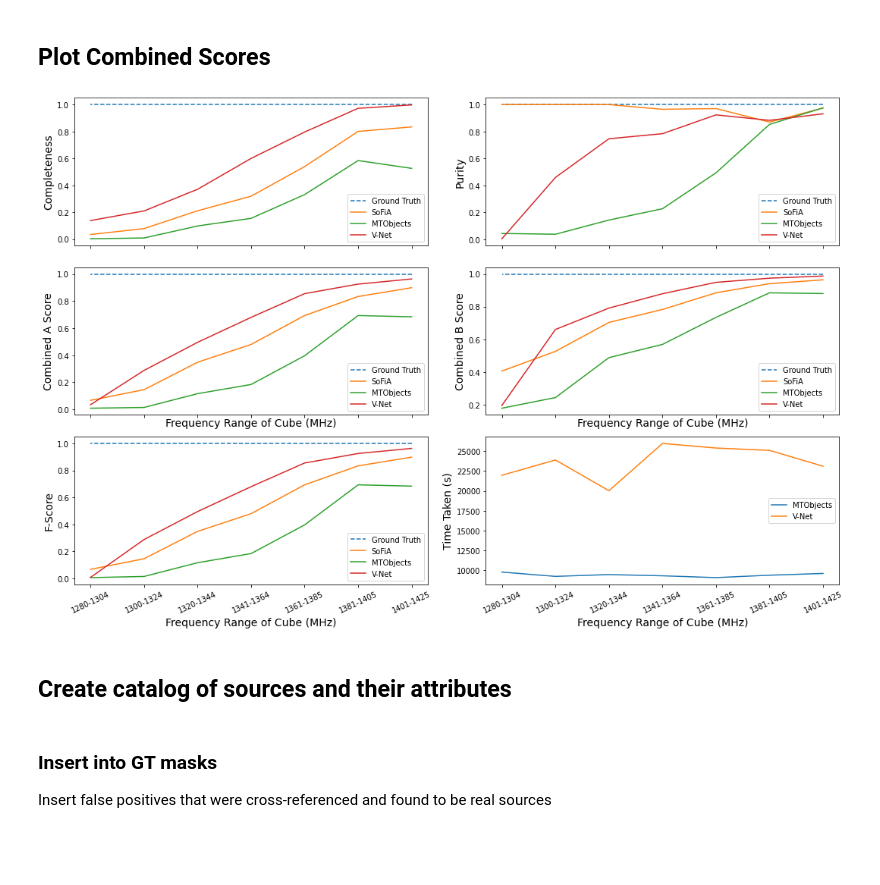
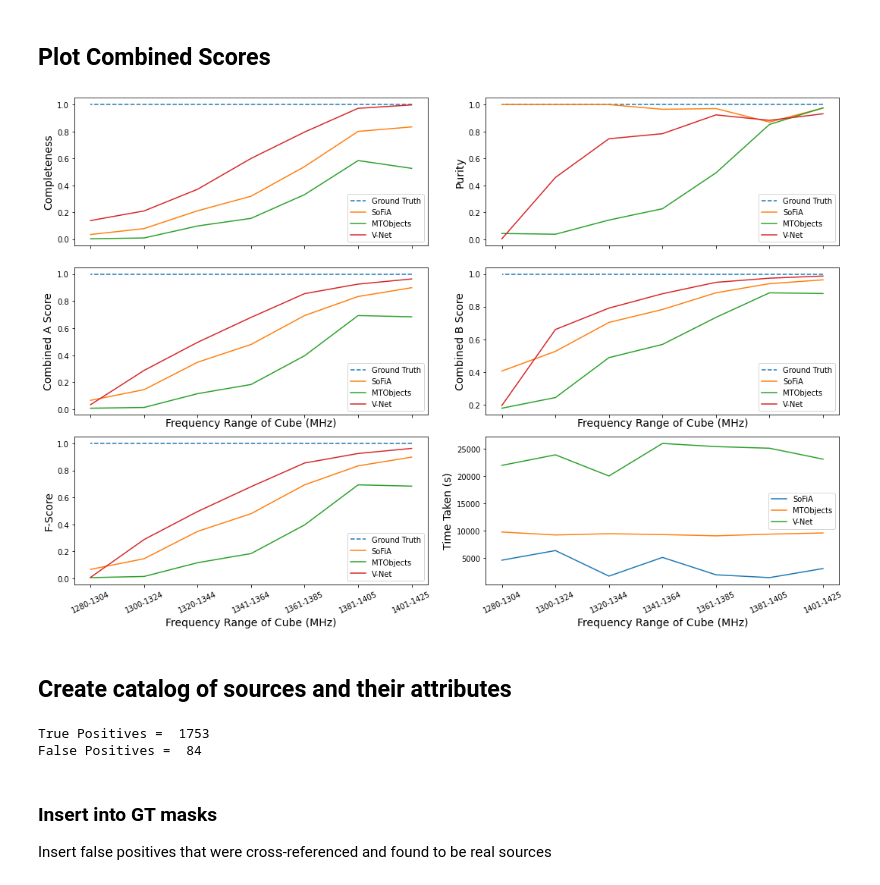
Before and after one commit to Jbarkai/HISourceFinder, a Jupyter notebook: notebooks/Inference.ipynb, the cells around one changed output. Drawn from its saved outputs; the diff is of its cells as text; code cells hidden in the pictures; blank space fills up the shorter version.

```diff
--- a/notebooks/Inference.ipynb
+++ b/notebooks/Inference.ipynb
@@ -214,12 +222,26 @@ df.columns = df.columns.map(''.join)
+# %%
+vnet_df = pd.read_csv("../results/loud_VNET_eval.txt", header=None, names=["tp", "fp", "fn", "f_score", "um", "om", "area_score", "s", "k", "bg_mean", "combined_one", "combined_two", "file_name"])
+with open("../results/vnet_performance_saved_models_28052021_101114_loud_14.txt", "rb") as fp:
+    vnet_time = pickle.load(fp)
+vnet_time_df = pd.DataFrame([(freq_dict[i.split("/")[-1].replace("loud", "mask")][0], m) for i,m in vnet_time.items()], columns=['freq_1', 'time_taken'])
+vnet_df["freq_1"] = [freq_dict["mask_" + i + '.fits'][0]  for i in vnet_df.file_name]
+vnet_df.columns = vnet_df.columns.map(''.join)
+full_vnet_df = pd.merge(df[df.file_names.str.contains("1245")][['freq_1', 'freq_labels']], pd.merge(vnet_df, vnet_time_df))
+full_vnet_df['recall'] = full_vnet_df.tp / (full_vnet_df.tp + full_vnet_df.fn)
+full_vnet_df['precision'] = full_vnet_df.tp / (full_vnet_df.tp + full_vnet_df.fp)
 # %%
 with open("../results/loud_SOFIA_eval.txt", "rb") as fp:
     sofia_eval = pickle.load(fp)
+with open("../results/sofia_performance_loudInput.txt", "rb") as fp:
+    sofia_time = pickle.load(fp)
+sofia_time_df = pd.DataFrame([(freq_dict[i.split("/")[-1].replace("loud", "mask")][0], m) for i,m in sofia_time.items()], columns=['freq_1', 'time_taken'])
 sofia_dict = {}
 for i in [0, 2, 4, 6, 8, 10, 12]:
     sofia_dict.update({sofia_eval[i]: sofia_eval[i+1]})
 sofia_df = pd.DataFrame.from_dict(sofia_dict, orient='index', columns=[["tp", "fp", "fn", "f_score", "um", "om", "area_score", "s", "k", "bg_mean", "combined_one", "combined_two"]])
 sofia_df.columns = sofia_df.columns.map(''.join)
 sofia_df["freq_1"] = [freq_dict["mask_" + i + '.fits'][0]  for i in sofia_df.index]
-full_sofia_df = pd.merge(df[['freq_1', 'freq_labels']], sofia_df)
+full_sofia_df = pd.merge(pd.merge(df[['freq_1', 'freq_labels']], sofia_df), pd.merge(df[['freq_1', 'freq_labels']], sofia_time_df), on='freq_labels')
+
 full_sofia_df['recall'] = full_sofia_df.tp / (full_sofia_df.tp + full_sofia_df.fn)
 full_sofia_df['precision'] = full_sofia_df.tp / (full_sofia_df.tp + full_sofia_df.fp)
@@ -278,8 +250,8 @@ fig, (ax1, ax3, ax4) = plt.subplots(3, 2, figsize=(15,10), sharex=True)
 ax1[0].set_ylabel("Completeness", fontsize=14)
 # ax1[0].set_xticks(ticks=full_sofia_df.freq_1)
 # ax1[0].set_xticklabels(full_sofia_df.freq_labels, rotation=25)
-ax1[0].plot(full_sofia_df.freq_1, [1]*7, label="Ground Truth", linestyle="--")
-ax1[0].plot(full_sofia_df.freq_1, full_sofia_df.recall, label="SoFiA")
+ax1[0].plot(full_mto_df.freq_1, [1]*7, label="Ground Truth", linestyle="--")
+ax1[0].plot(full_mto_df.freq_1, full_sofia_df.recall, label="SoFiA")
 ax1[0].plot(full_mto_df.freq_1, full_mto_df.recall, label="MTObjects")
 ax1[0].plot(full_vnet_df.freq_1, full_vnet_df.recall, label="V-Net")
 ax1[0].tick_params(axis='y')
@@ -290,8 +262,8 @@ ax1[0].legend()
 ax1[1].set_ylabel("Purity", fontsize=14)
 # ax1[1].set_xticks(ticks=full_sofia_df.freq_1)
 # ax1[1].set_xticklabels(full_sofia_df.freq_labels, rotation=25)
-ax1[1].plot(full_sofia_df.freq_1, [1]*7, label="Ground Truth", linestyle="--")
-ax1[1].plot(full_sofia_df.freq_1, full_sofia_df.precision, label="SoFiA")
+ax1[1].plot(full_mto_df.freq_1, [1]*7, label="Ground Truth", linestyle="--")
+ax1[1].plot(full_mto_df.freq_1, full_sofia_df.precision, label="SoFiA")
 ax1[1].plot(full_mto_df.freq_1, full_mto_df.precision, label="MTObjects")
 ax1[1].plot(full_vnet_df.freq_1, full_vnet_df.precision, label="V-Net")
 ax1[1].tick_params(axis='y')
@@ -302,55 +274,55 @@ ax1[1].legend()
 
 # fig, (ax1, ax2) = plt.subplots(1, 2, figsize=(15,5))
 ax3[0].set_ylabel("Combined A Score", fontsize=14)
-ax3[0].set_xticks(ticks=full_sofia_df.freq_1)
-ax3[0].set_xticklabels(full_sofia_df.freq_labels, rotation=25)
-ax3[0].plot(full_sofia_df.freq_1, [1]*7, label="Ground Truth", linestyle="--")
-ax3[0].plot(full_sofia_df.freq_1, full_sofia_df.combined_one, label="SoFiA")
+ax3[0].set_xticks(ticks=full_mto_df.freq_1)
+ax3[0].set_xticklabels(full_mto_df.freq_labels, rotation=25)
+ax3[0].plot(full_mto_df.freq_1, [1]*7, label="Ground Truth", linestyle="--")
+ax3[0].plot(full_mto_df.freq_1, full_sofia_df.combined_one, label="SoFiA")
 ax3[0].plot(full_mto_df.freq_1, full_mto_df.combined_one, label="MTObjects")
 ax3[0].plot(full_vnet_df.freq_1, full_vnet_df.combined_one, label="V-Net")
 ax3[0].tick_params(axis='y')
 ax3[0].set_xlabel(r"Frequency Range of Cube (MHz)", fontsize=14)
 ax3[0].legend()
 
 
 ax3[1].set_ylabel("Combined B Score", fontsize=14)
-ax3[1].set_xticks(ticks=full_sofia_df.freq_1)
-ax3[1].set_xticklabels(full_sofia_df.freq_labels, rotation=25)
-ax3[1].plot(full_sofia_df.freq_1, [1]*7, label="Ground Truth", linestyle="--")
-ax3[1].plot(full_sofia_df.freq_1, full_sofia_df.combined_two, label="SoFiA")
+ax3[1].set_xticks(ticks=full_mto_df.freq_1)
+ax3[1].set_xticklabels(full_mto_df.freq_labels, rotation=25)
+ax3[1].plot(full_mto_df.freq_1, [1]*7, label="Ground Truth", linestyle="--")
+ax3[1].plot(full_mto_df.freq_1, full_sofia_df.combined_two, label="SoFiA")
 ax3[1].plot(full_mto_df.freq_1, full_mto_df.combined_two, label="MTObjects")
 ax3[1].plot(full_vnet_df.freq_1, full_vnet_df.combined_two, label="V-Net")
 ax3[1].tick_params(axis='y')
 ax3[1].legend()
 ax3[1].set_xlabel(r"Frequency Range of Cube (MHz)", fontsize=14)
 
 
 ax4[0].set_ylabel("F-Score", fontsize=14)
-ax4[0].set_xticks(ticks=full_sofia_df.freq_1)
-ax4[0].set_xticklabels(full_sofia_df.freq_labels, rotation=25)
-ax4[0].plot(full_sofia_df.freq_1, [1]*7, label="Ground Truth", linestyle="--")
-ax4[0].plot(full_sofia_df.freq_1, full_sofia_df.f_score, label="SoFiA")
+ax4[0].set_xticks(ticks=full_mto_df.freq_1)
+ax4[0].set_xticklabels(full_mto_df.freq_labels, rotation=25)
+ax4[0].plot(full_mto_df.freq_1, [1]*7, label="Ground Truth", linestyle="--")
+ax4[0].plot(full_mto_df.freq_1, full_sofia_df.f_score, label="SoFiA")
 ax4[0].plot(full_mto_df.freq_1, full_mto_df.f_score, label="MTObjects")
 ax4[0].plot(full_vnet_df.freq_1, full_vnet_df.f_score, label="V-Net")
 ax4[0].tick_params(axis='y')
 ax4[0].set_xlabel(r"Frequency Range of Cube (MHz)", fontsize=14)
 ax4[0].legend()
 
 
 ax4[1].set_ylabel("Time Taken (s)", fontsize=14)
-ax4[1].set_xticks(ticks=full_sofia_df.freq_1)
-ax4[1].set_xticklabels(full_sofia_df.freq_labels, rotation=25)
-# ax4[1].plot(full_sofia_df.freq_1, full_sofia_df.time_taken, label="SoFiA")
+ax4[1].set_xticks(ticks=full_mto_df.freq_1)
+ax4[1].set_xticklabels(full_mto_df.freq_labels, rotation=25)
+ax4[1].plot(full_mto_df.freq_1, full_sofia_df.time_taken, label="SoFiA")
 ax4[1].plot(full_mto_df.freq_1, full_mto_df.time_taken, label="MTObjects")
 ax4[1].plot(full_vnet_df.freq_1, full_vnet_df.time_taken, label="V-Net")
 ax4[1].tick_params(axis='y')
 ax4[1].legend()
 ax4[1].set_xlabel(r"Frequency Range of Cube (MHz)", fontsize=14)
 
 
 fig.tight_layout()
 # %% [output]
-[figure, old version]
+[figure, new version]
 # %% [markdown]
 ## Create catalog of sources and their attributes
 # %%
@@ -360,3 +334,9 @@ sofia_cat_df = pd.read_pickle("../results/loud_SOFIA_catalog.txt")
+# %%
+print("True Positives = ", len(sofia_cat_df[sofia_cat_df.Class]))
+print("False Positives = ", len(sofia_cat_df[~sofia_cat_df.Class]))
+# %% [output]
+True Positives =  1753
+False Positives =  84
 # %%
 cols_to_keep = ['max_loc', 'seg_mask', 'area', 'peak_flux', 'eccentricity', 'flatness', 'brightest_pix',
          'n_channels', 'nx', 'ny', 'tot_flux', 'true_positive_mocks', 'true_positive_real',
```
Also changed, not shown: parts of 12 cells of this notebook, 4 other files.
